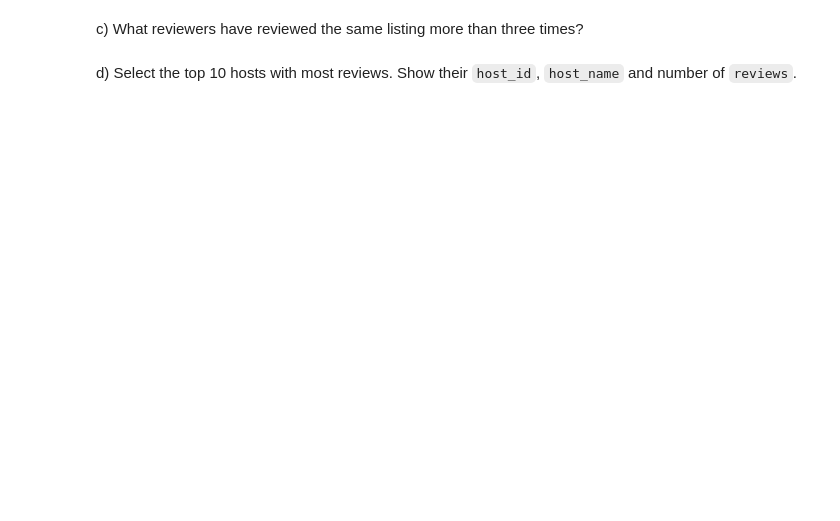
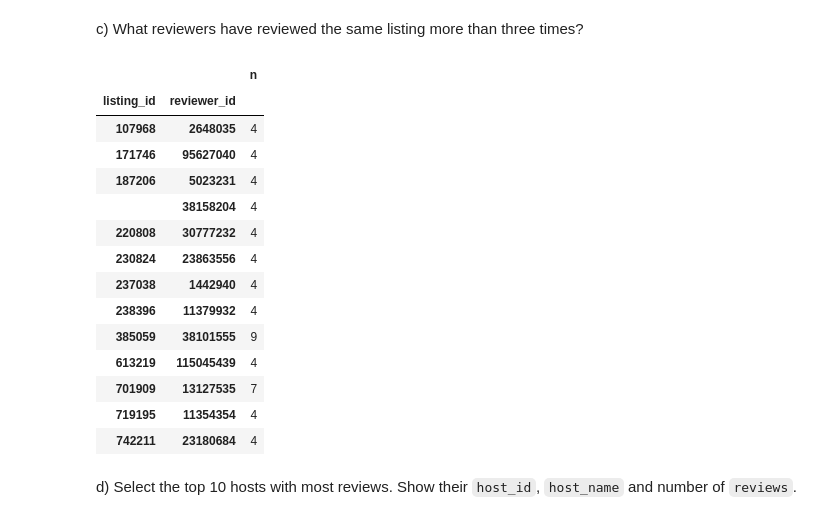
Before and after one commit to Gogonemnem/tu-delft-assignments, a Jupyter notebook: assignment2/data.exercises_b.ipynb, the cells around one changed output. Cells and saved outputs as stored; diff of their text form; code cells hidden in the pictures; blank space fills up the shorter version.

```diff
--- a/assignment2/data.exercises_b.ipynb
+++ b/assignment2/data.exercises_b.ipynb
@@ -22,4 +60,25 @@ b) How many users have submitted at least two reviews?
 # %% [markdown]
 c) What reviewers have reviewed the same listing more than three times?
+# %%
+reviews \
+    .groupby(['listing_id', 'reviewer_id']) \
+    .aggregate(n = ('reviewer_id', 'count')) \
+    .query('n > 3')
+# %% [output]
+|  |  | n |
+| listing_id | reviewer_id |  |
+| 107968 | 2648035 | 4 |
+| 171746 | 95627040 | 4 |
+| 187206 | 5023231 | 4 |
+|  | 38158204 | 4 |
+| 220808 | 30777232 | 4 |
+| 230824 | 23863556 | 4 |
+| 237038 | 1442940 | 4 |
+| 238396 | 11379932 | 4 |
+| 385059 | 38101555 | 9 |
+| 613219 | 115045439 | 4 |
+| 701909 | 13127535 | 7 |
+| 719195 | 11354354 | 4 |
+| 742211 | 23180684 | 4 |
 # %% [markdown]
 d) Select the top 10 hosts with most reviews. Show their `host_id`, `host_name` and number of `reviews`.
```
Also changed, not shown: parts of 9 cells of this notebook, 1 other file.
